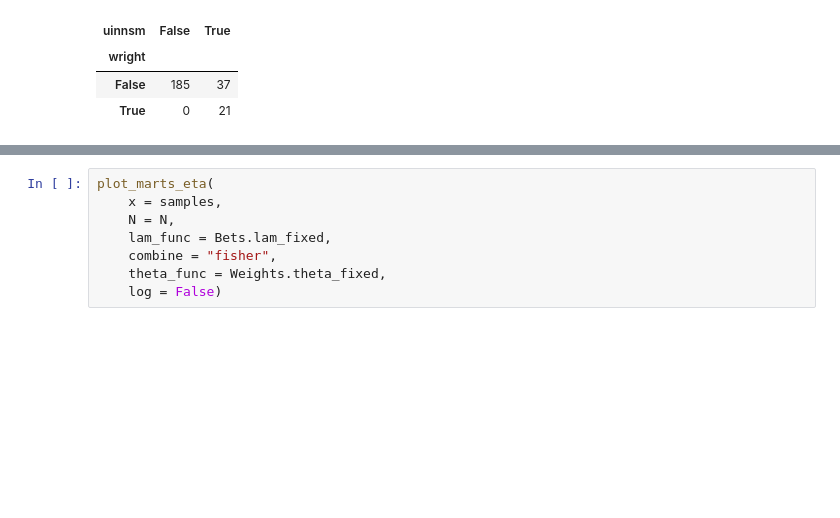
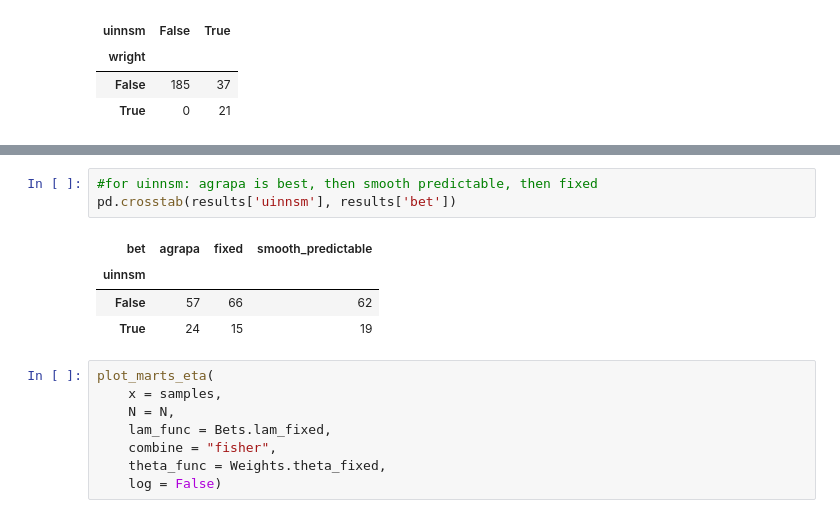
Before and after one commit to spertus/UI-TS, a Jupyter notebook: Code/stratMartExample.ipynb, the cells around one changed output, grey strips where cells are left out. Drawn from its saved outputs; the diff is of its cells as text; blank space fills up the shorter version.

```diff
--- a/Code/stratMartExample.ipynb
+++ b/Code/stratMartExample.ipynb
@@ -90,3 +98,11 @@ pd.crosstab(results['wright'], results['uinnsm'])
+# %%
+#for uinnsm: agrapa is best, then smooth predictable, then fixed
+pd.crosstab(results['uinnsm'], results['bet'])
+# %% [output]
+| bet | agrapa | fixed | smooth_predictable |
+| uinnsm |  |  |  |
+| False | 57 | 66 | 62 |
+| True | 24 | 15 | 19 |
 # %%
 plot_marts_eta(
     x = samples,
```
Also changed, not shown: parts of 1 cell of this notebook.
